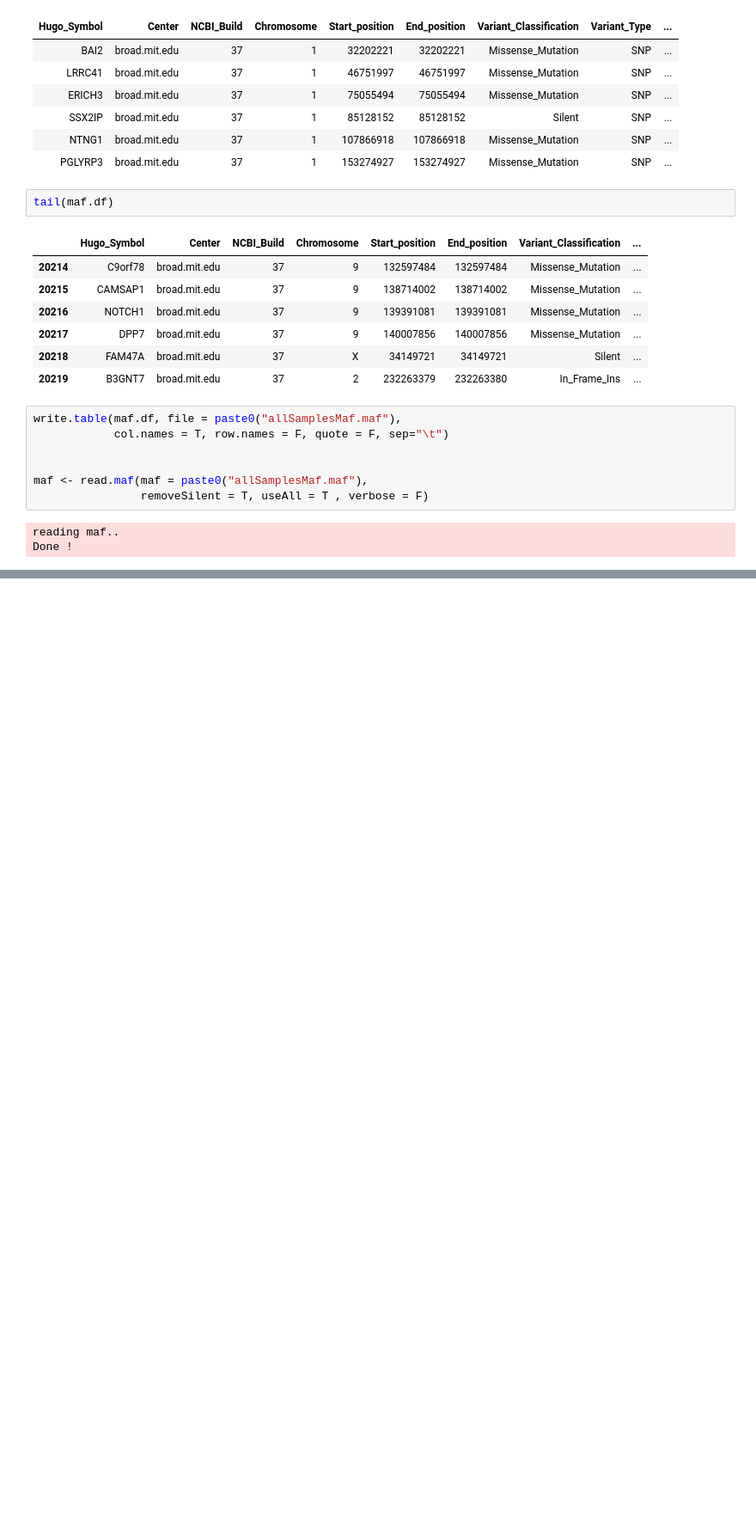
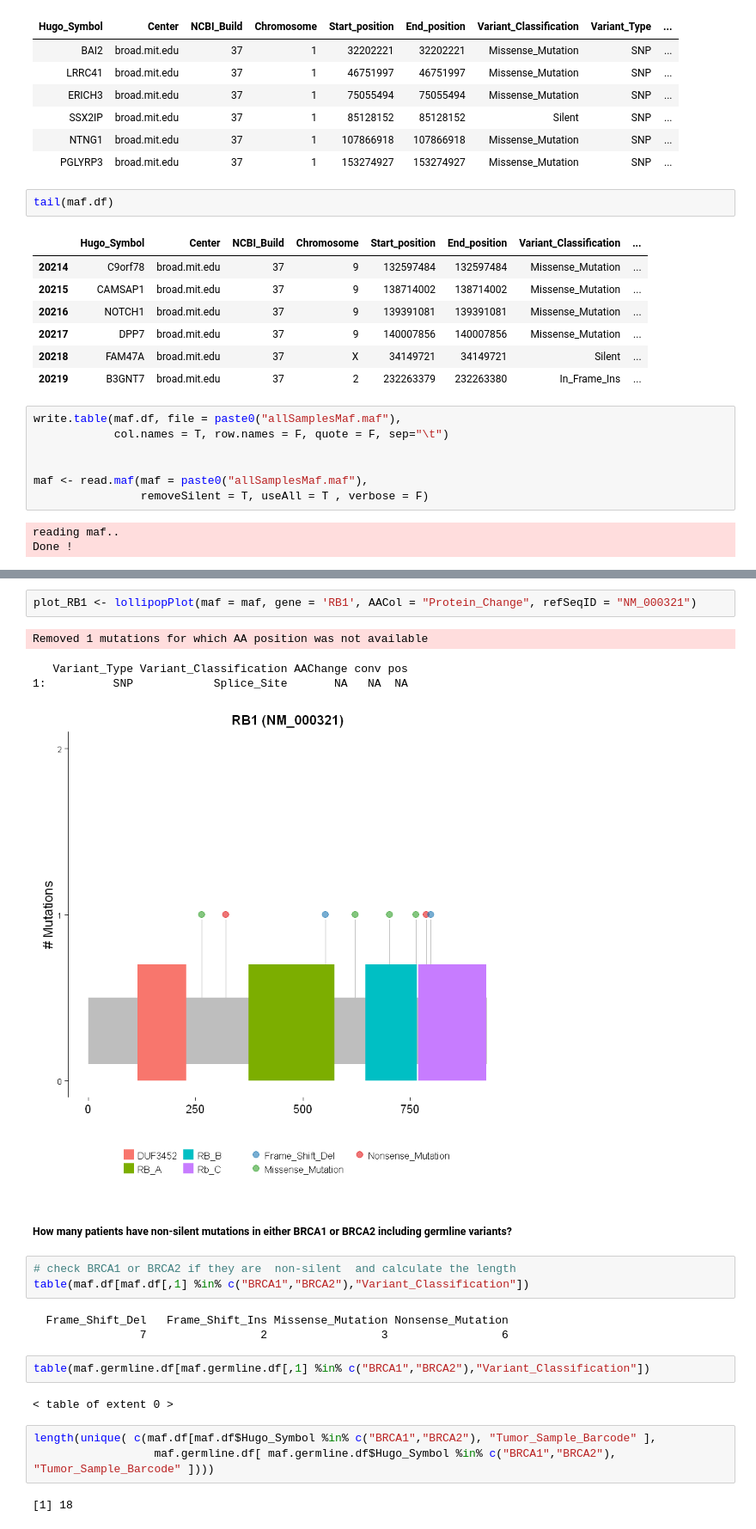
Before and after one commit to AwelEshetu/Intro_To_BioInfo, a Jupyter notebook: Awel_Eshetu_Fentaw_exercise1.ipynb, the cells around one changed output, grey strips where cells are left out. Shown: that part at 86% size. Cells and saved outputs as stored; diff of their text form; blank space fills up the shorter version.

```diff
--- a/Awel_Eshetu_Fentaw_exercise1.ipynb
+++ b/Awel_Eshetu_Fentaw_exercise1.ipynb
@@ -89,0 +138,24 @@ Done !
+# %%
+plot_RB1 <- lollipopPlot(maf = maf, gene = 'RB1', AACol = "Protein_Change", refSeqID = "NM_000321")
+# %% [output]
+Removed 1 mutations for which AA position was not available
+   Variant_Type Variant_Classification AAChange conv pos
+1:          SNP            Splice_Site       NA   NA  NA
+[figure, added]
+# %% [markdown]
+##### How many patients have non-silent mutations in either BRCA1 or BRCA2 including germline variants?
+# %%
+# check BRCA1 or BRCA2 if they are  non-silent  and calculate the length
+table(maf.df[maf.df[,1] %in% c("BRCA1","BRCA2"),"Variant_Classification"])
+# %% [output]
+  Frame_Shift_Del   Frame_Shift_Ins Missense_Mutation Nonsense_Mutation
+                7                 2                 3                 6
+# %%
+table(maf.germline.df[maf.germline.df[,1] %in% c("BRCA1","BRCA2"),"Variant_Classification"])
+# %% [output]
+< table of extent 0 >
+# %%
+length(unique( c(maf.df[maf.df$Hugo_Symbol %in% c("BRCA1","BRCA2"), "Tumor_Sample_Barcode" ],
+                  maf.germline.df[ maf.germline.df$Hugo_Symbol %in% c("BRCA1","BRCA2"), "Tumor_Sample_Barcode" ])))
+# %% [output]
+[1] 18
```
Also changed, not shown: parts of 13 cells of this notebook.
